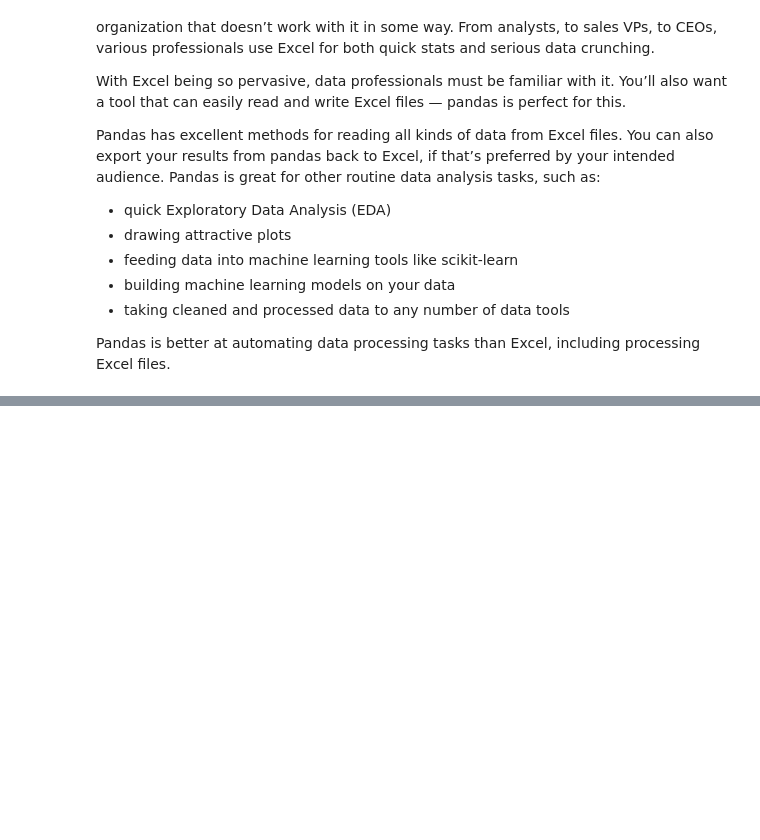
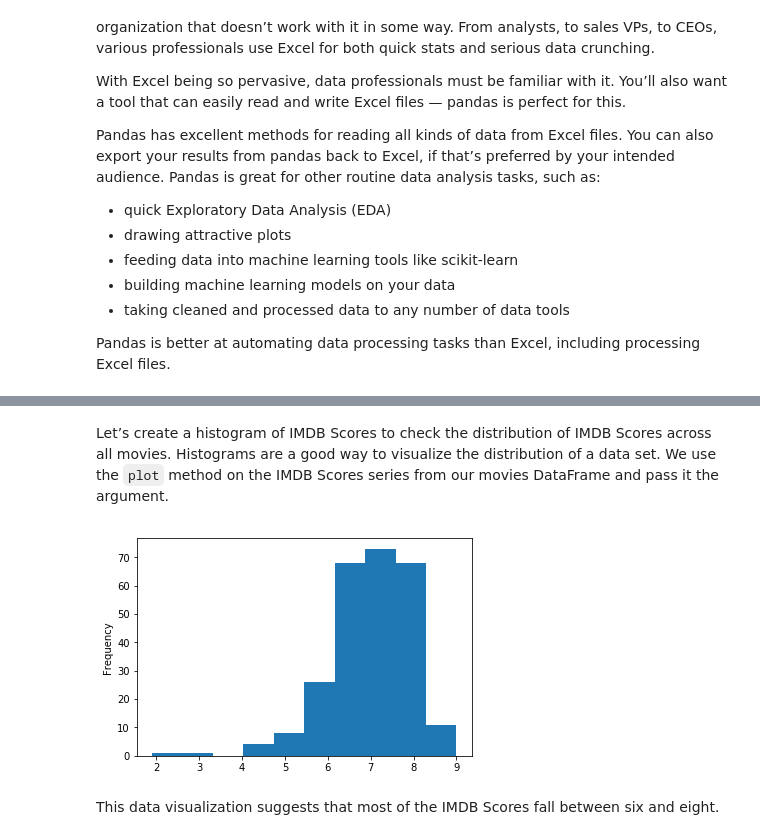
Before and after one commit to bignollo/DSPXI, a Jupyter notebook: 06 - Excel/06.00-Introduction-to-excel.ipynb, the cells around one changed output, grey strips where cells are left out. Cells and saved outputs as stored; diff of their text form; code cells hidden in the pictures; blank space fills up the shorter version.

```diff
--- a/06 - Excel/06.00-Introduction-to-excel.ipynb
+++ b/06 - Excel/06.00-Introduction-to-excel.ipynb
@@ -513,0 +658,9 @@ Pandas is better at automating data processing tasks than Excel, including proce
+# %% [markdown]
+Let’s create a histogram of IMDB Scores to check the distribution of IMDB Scores across all movies. Histograms are a good way to visualize the distribution of a data set. We use the `plot` method on the IMDB Scores series from our movies DataFrame and pass it the argument.
+# %%
+movies['Rating'].plot(kind="hist")
+plt.show()
+# %% [output]
+[figure, added]
+# %% [markdown]
+This data visualization suggests that most of the IMDB Scores fall between six and eight.
```
Also changed, not shown: parts of 68 cells of this notebook, 5 other files.
